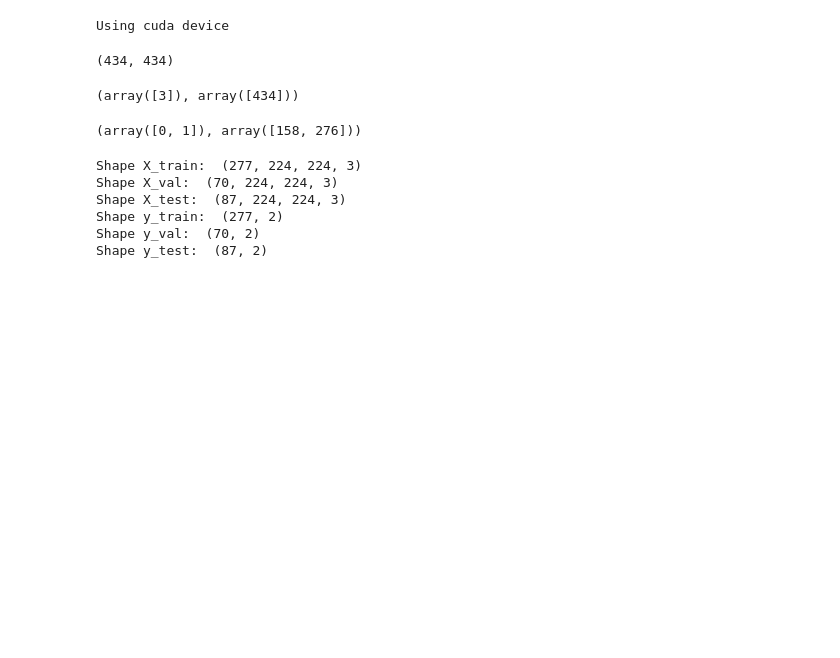
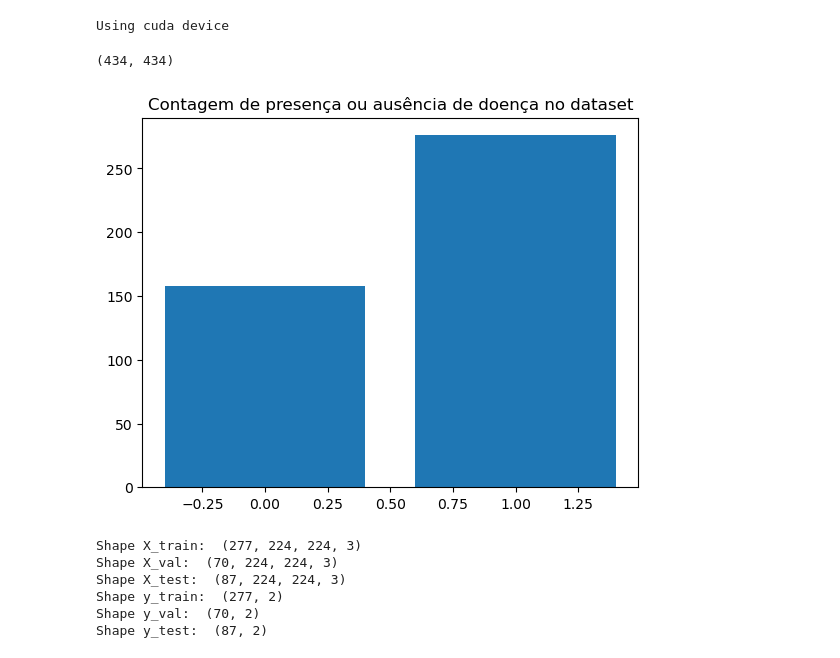
Before and after one commit to pveinberg/formacao_ML_minsait, a Jupyter notebook: Notebooks/Aula03_Temp/brain-cancer-v02.ipynb, the cells around one changed output. Drawn from its saved outputs; the diff is of its cells as text; code cells hidden in the pictures; blank space fills up the shorter version.

```diff
--- a/Notebooks/Aula03_Temp/brain-cancer-v02.ipynb
+++ b/Notebooks/Aula03_Temp/brain-cancer-v02.ipynb
@@ -98,22 +115,18 @@ for filename in zip.namelist():
         # get X and y vars
         images.append(img_array)
         labels.append(label)
-# %%
-len(images), len(labels)
-# %% [output]
-(434, 434)
-# %%
-# all images have 3 channels
-size = []
-for a in images:
-    size.append(len(a.shape))
-
-np.unique(size, return_counts=True)
-# %% [output]
-(array([3]), array([434]))
-# %%
-# y is unbalanced
-np.unique(labels, return_counts=True)
-# %% [output]
-(array([0, 1]), array([158, 276]))
+# %%
+# Validação do tamanho dos datasets
+len(images), len(labels)
+# %% [output]
+(434, 434)
+# %%
+# Contagem de valores para a variável dependente
+y_count = np.unique(labels, return_counts=True)
+
+plt.bar(y_count[0], height=y_count[1])
+plt.title("Contagem de presença ou ausência de doença no dataset")
+plt.show()
+# %% [output]
+[figure, added]
 # %%
```
Also changed, not shown: parts of 15 cells of this notebook.
